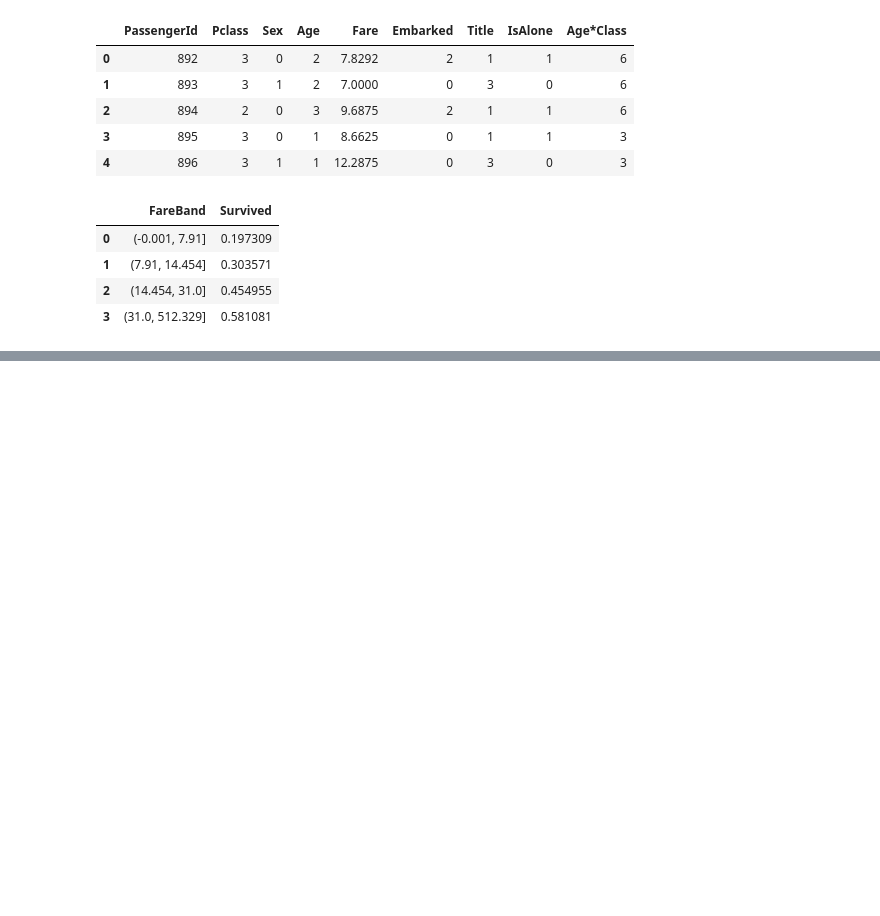
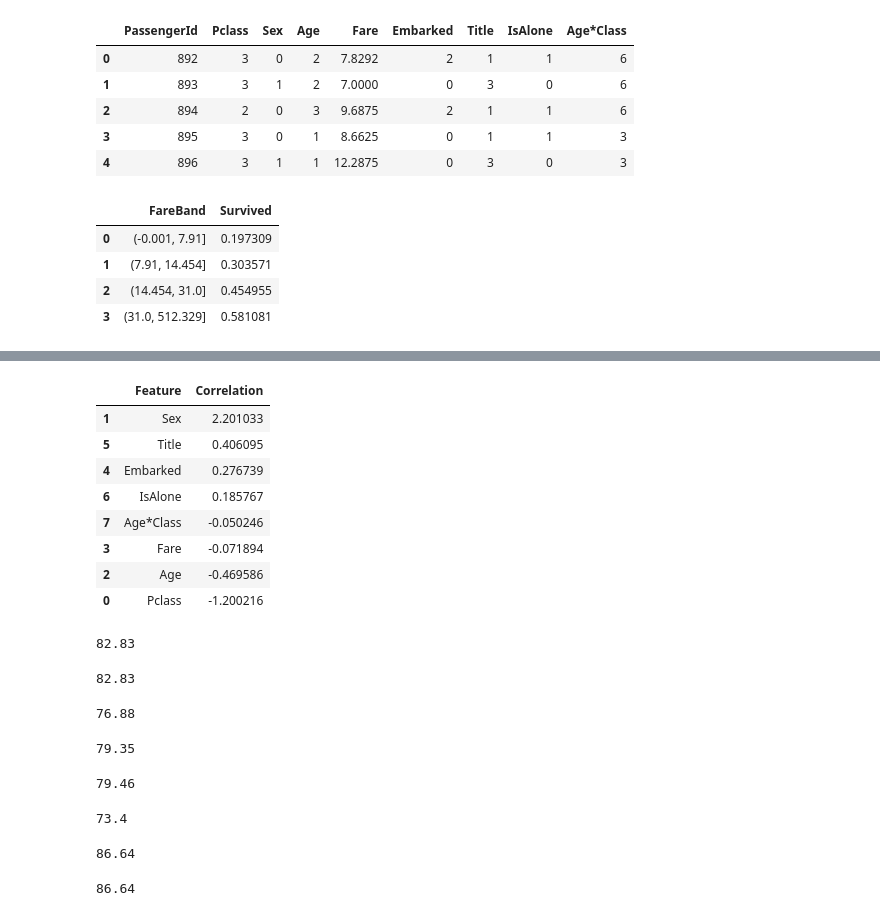
Before and after one commit to t734070824/my-projects, a Jupyter notebook: Kaggle-Titanic-v2/Kaggle-Titanic.ipynb, the cells around one changed output, grey strips where cells are left out. Saved outputs shown, nothing was run; the diff lists cells and outputs as text; code cells hidden in the pictures; blank space fills up the shorter version.

```diff
--- a/Kaggle-Titanic-v2/Kaggle-Titanic.ipynb
+++ b/Kaggle-Titanic-v2/Kaggle-Titanic.ipynb
@@ -480,0 +508,80 @@ train_df.head()
+# %%
+coeff_df = pd.DataFrame(train_df.columns.delete(0))
+coeff_df.columns = ['Feature']
+coeff_df["Correlation"] = pd.Series(logreg.coef_[0])
+
+coeff_df.sort_values(by='Correlation', ascending=False)
+# %% [output]
+|  | Feature | Correlation |
+| 1 | Sex | 2.201033 |
+| 5 | Title | 0.406095 |
+| 4 | Embarked | 0.276739 |
+| 6 | IsAlone | 0.185767 |
+| 7 | Age*Class | -0.050246 |
+| 3 | Fare | -0.071894 |
+| 2 | Age | -0.469586 |
+| 0 | Pclass | -1.200216 |
+# %%
+svc = SVC()
+svc.fit(X_train, Y_train)
+Y_pred = svc.predict(X_test)
+acc_svc = round(svc.score(X_train, Y_train) * 100, 2)
+acc_svc
+# %% [output]
+82.83
+# %%
+knn = KNeighborsClassifier(n_neighbors = 3)
+knn.fit(X_train, Y_train)
+Y_pred = knn.predict(X_test)
+acc_knn = round(knn.score(X_train, Y_train) * 100, 2)
+acc_knn
+# %% [output]
+82.83
+# %%
+gaussian = GaussianNB()
+gaussian.fit(X_train, Y_train)
+Y_pred = gaussian.predict(X_test)
+acc_gaussian = round(gaussian.score(X_train, Y_train) * 100, 2)
+acc_gaussian
+# %% [output]
+76.88
+# %%
+perceptron = Perceptron()
+perceptron.fit(X_train, Y_train)
+Y_pred = perceptron.predict(X_test)
+acc_perceptron = round(perceptron.score(X_train, Y_train) * 100, 2)
+acc_perceptron
+# %% [output]
+79.35
+# %%
+linear_svc = LinearSVC()
+linear_svc.fit(X_train, Y_train)
+Y_pred = linear_svc.predict(X_test)
+acc_linear_svc = round(linear_svc.score(X_train, Y_train) * 100, 2)
+acc_linear_svc
+# %% [output]
+79.46
+# %%
+sgd = SGDClassifier()
+sgd.fit(X_train, Y_train)
+Y_pred = sgd.predict(X_test)
+acc_sgd = round(sgd.score(X_train, Y_train) * 100, 2)
+acc_sgd
+# %% [output]
+73.4
+# %%
+decision_tree = DecisionTreeClassifier()
+decision_tree.fit(X_train, Y_train)
+Y_pred = decision_tree.predict(X_test)
+acc_decision_tree = round(decision_tree.score(X_train, Y_train) * 100, 2)
+acc_decision_tree
+# %% [output]
+86.64
+# %%
+random_forest = RandomForestClassifier(n_estimators=100)
+random_forest.fit(X_train, Y_train)
+Y_pred = random_forest.predict(X_test)
+acc_random_forest = round(random_forest.score(X_train, Y_train) * 100, 2)
+acc_random_forest
+# %% [output]
+86.64
```
Also changed, not shown: parts of 10 cells of this notebook, 7 other files.
